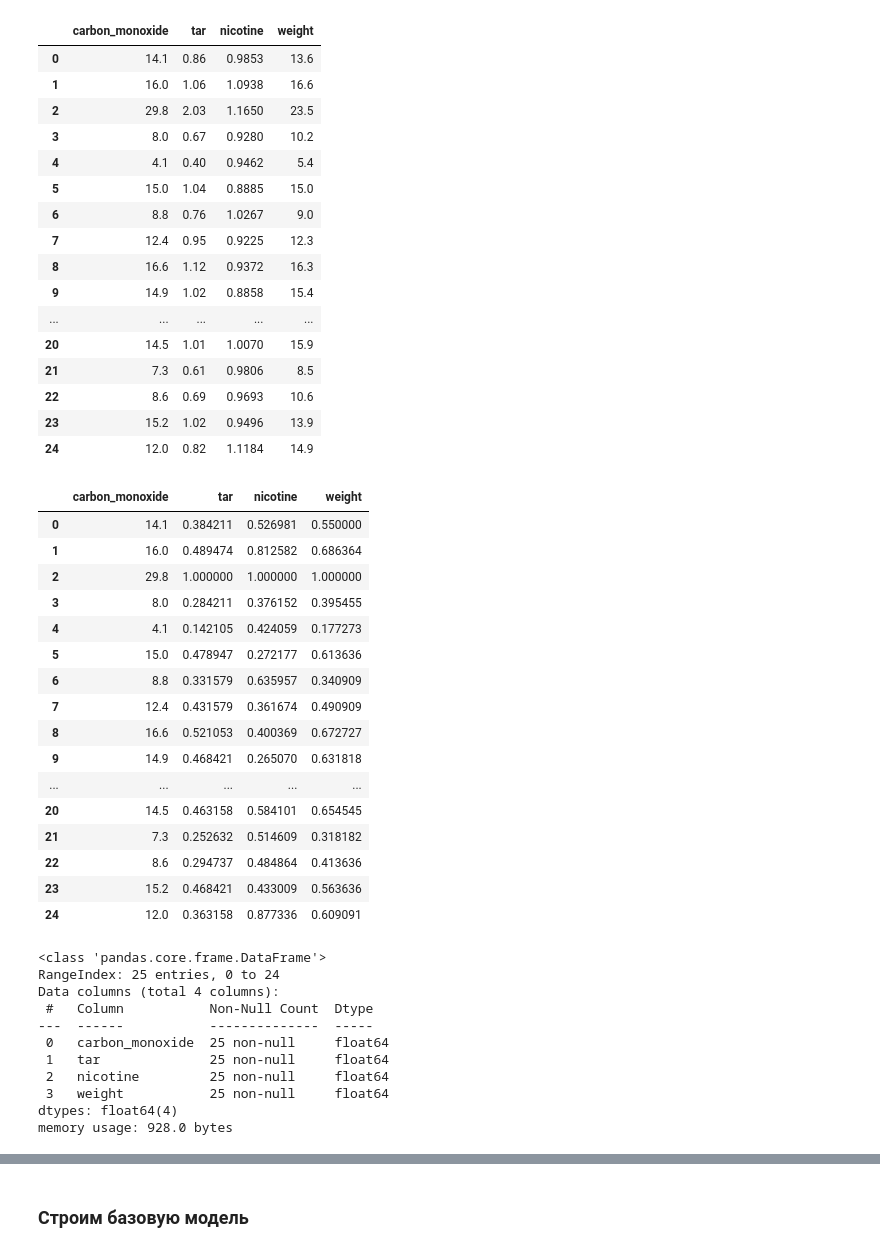
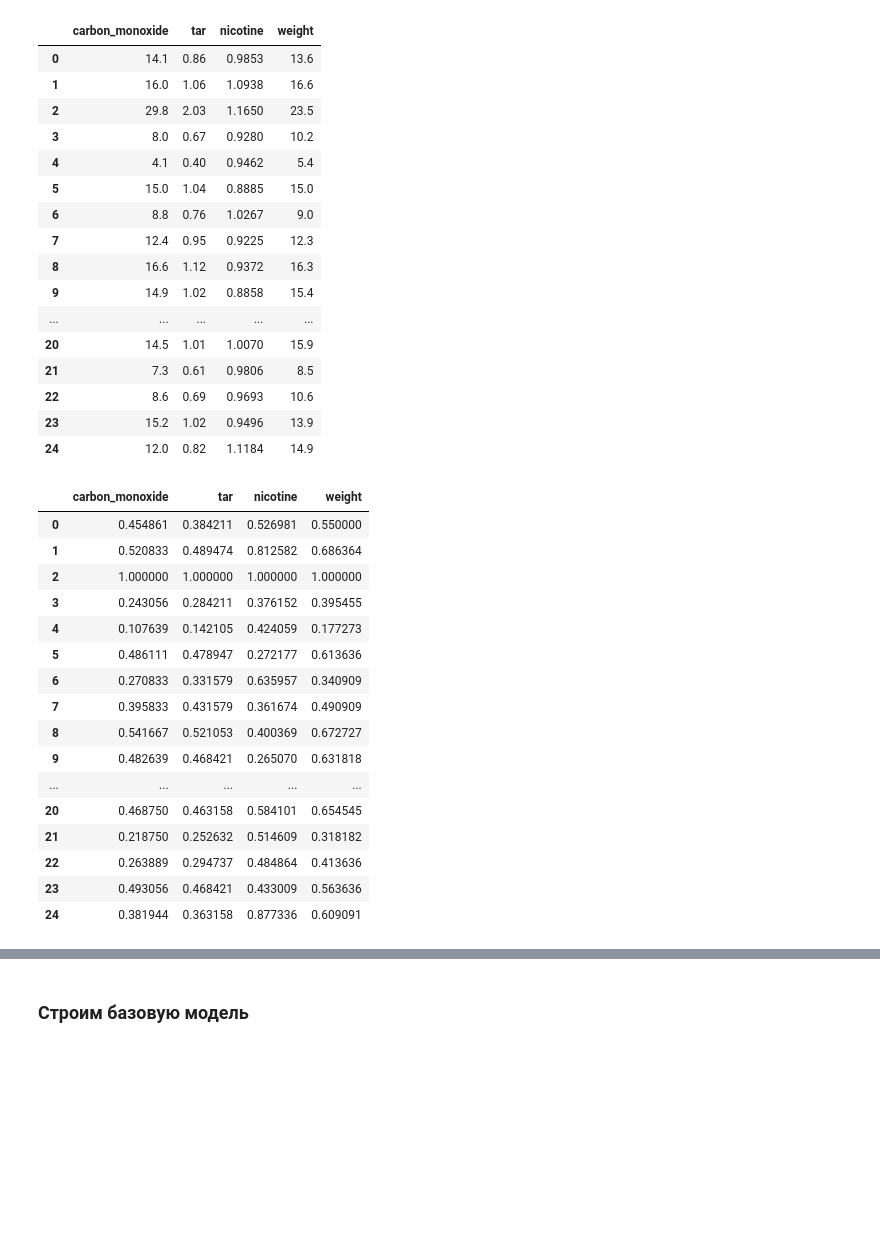
Before and after one commit to Mooncake911/Mathstatistics, a Jupyter notebook: Task_3/cigarettes.ipynb, the cells around one changed output, grey strips where cells are left out. Saved outputs shown, nothing was run; the diff lists cells and outputs as text; code cells hidden in the pictures; blank space fills up the shorter version.

```diff
--- a/Task_3/cigarettes.ipynb
+++ b/Task_3/cigarettes.ipynb
@@ -1,11 +0,0 @@
-# %%
-from IPython.display import display
-import pandas as pd
-import numpy as np
-
-import matplotlib.pyplot as plt
-import seaborn as sns
-
-%matplotlib inline
-sns.set()
-pd.options.display.expand_frame_repr = False
@@ -23,14 +0,0 @@ from statsmodels.graphics.gofplots import ProbPlot
-# %%
-def norm_data(df):
-    """ Нормализуем данные """
-    for col in df.columns:
-        label_encoder = LabelEncoder()
-        scaler = MinMaxScaler()
-        if df[col].dtype.kind in 'O':
-            df[col] = label_encoder.fit_transform(df[col])
-        elif df[col].dtype.kind in 'iufc':
-            if df[col].min() != 0 and df[col].min() != 1:
-                df[col] = scaler.fit_transform(df[[col]])
-            else:
-                pass
-    return df
@@ -42,59 +11,47 @@ data.dropna(inplace=True)
 display(data)
 
 # Normalization
 data = norm_data(data)
 display(data)
 
 # Correlation
 sns.heatmap(data.corr(), annot=True, cmap='RdYlGn', linewidths=0.1, vmin=0)
 
 # Dependent variable
 explore_column = 'carbon_monoxide'
-data.info()
 # %% [output]
 |  | carbon_monoxide | tar | nicotine | weight |
 | 0 | 14.1 | 0.86 | 0.9853 | 13.6 |
 | 1 | 16.0 | 1.06 | 1.0938 | 16.6 |
 | 2 | 29.8 | 2.03 | 1.1650 | 23.5 |
 | 3 | 8.0 | 0.67 | 0.9280 | 10.2 |
 | 4 | 4.1 | 0.40 | 0.9462 | 5.4 |
 | 5 | 15.0 | 1.04 | 0.8885 | 15.0 |
 | 6 | 8.8 | 0.76 | 1.0267 | 9.0 |
 | 7 | 12.4 | 0.95 | 0.9225 | 12.3 |
 | 8 | 16.6 | 1.12 | 0.9372 | 16.3 |
 | 9 | 14.9 | 1.02 | 0.8858 | 15.4 |
 | ... | ... | ... | ... | ... |
 | 20 | 14.5 | 1.01 | 1.0070 | 15.9 |
 | 21 | 7.3 | 0.61 | 0.9806 | 8.5 |
 | 22 | 8.6 | 0.69 | 0.9693 | 10.6 |
 | 23 | 15.2 | 1.02 | 0.9496 | 13.9 |
 | 24 | 12.0 | 0.82 | 1.1184 | 14.9 |
 |  | carbon_monoxide | tar | nicotine | weight |
-| 0 | 14.1 | 0.384211 | 0.526981 | 0.550000 |
-| 1 | 16.0 | 0.489474 | 0.812582 | 0.686364 |
-| 2 | 29.8 | 1.000000 | 1.000000 | 1.000000 |
-| 3 | 8.0 | 0.284211 | 0.376152 | 0.395455 |
-| 4 | 4.1 | 0.142105 | 0.424059 | 0.177273 |
-| 5 | 15.0 | 0.478947 | 0.272177 | 0.613636 |
-| 6 | 8.8 | 0.331579 | 0.635957 | 0.340909 |
-| 7 | 12.4 | 0.431579 | 0.361674 | 0.490909 |
-| 8 | 16.6 | 0.521053 | 0.400369 | 0.672727 |
-| 9 | 14.9 | 0.468421 | 0.265070 | 0.631818 |
+| 0 | 0.454861 | 0.384211 | 0.526981 | 0.550000 |
+| 1 | 0.520833 | 0.489474 | 0.812582 | 0.686364 |
+| 2 | 1.000000 | 1.000000 | 1.000000 | 1.000000 |
+| 3 | 0.243056 | 0.284211 | 0.376152 | 0.395455 |
+| 4 | 0.107639 | 0.142105 | 0.424059 | 0.177273 |
+| 5 | 0.486111 | 0.478947 | 0.272177 | 0.613636 |
+| 6 | 0.270833 | 0.331579 | 0.635957 | 0.340909 |
+| 7 | 0.395833 | 0.431579 | 0.361674 | 0.490909 |
+| 8 | 0.541667 | 0.521053 | 0.400369 | 0.672727 |
+| 9 | 0.482639 | 0.468421 | 0.265070 | 0.631818 |
 | ... | ... | ... | ... | ... |
-| 20 | 14.5 | 0.463158 | 0.584101 | 0.654545 |
-| 21 | 7.3 | 0.252632 | 0.514609 | 0.318182 |
-| 22 | 8.6 | 0.294737 | 0.484864 | 0.413636 |
-| 23 | 15.2 | 0.468421 | 0.433009 | 0.563636 |
-| 24 | 12.0 | 0.363158 | 0.877336 | 0.609091 |
+| 20 | 0.468750 | 0.463158 | 0.584101 | 0.654545 |
+| 21 | 0.218750 | 0.252632 | 0.514609 | 0.318182 |
+| 22 | 0.263889 | 0.294737 | 0.484864 | 0.413636 |
+| 23 | 0.493056 | 0.468421 | 0.433009 | 0.563636 |
+| 24 | 0.381944 | 0.363158 | 0.877336 | 0.609091 |
-<class 'pandas.core.frame.DataFrame'>
-RangeIndex: 25 entries, 0 to 24
-Data columns (total 4 columns):
- #   Column           Non-Null Count  Dtype
----  ------           --------------  -----
- 0   carbon_monoxide  25 non-null     float64
- 1   tar              25 non-null     float64
- 2   nicotine         25 non-null     float64
- 3   weight           25 non-null     float64
-dtypes: float64(4)
-memory usage: 928.0 bytes
 [figure]
```
Also changed, not shown: parts of 10 cells of this notebook, 9 other files.
